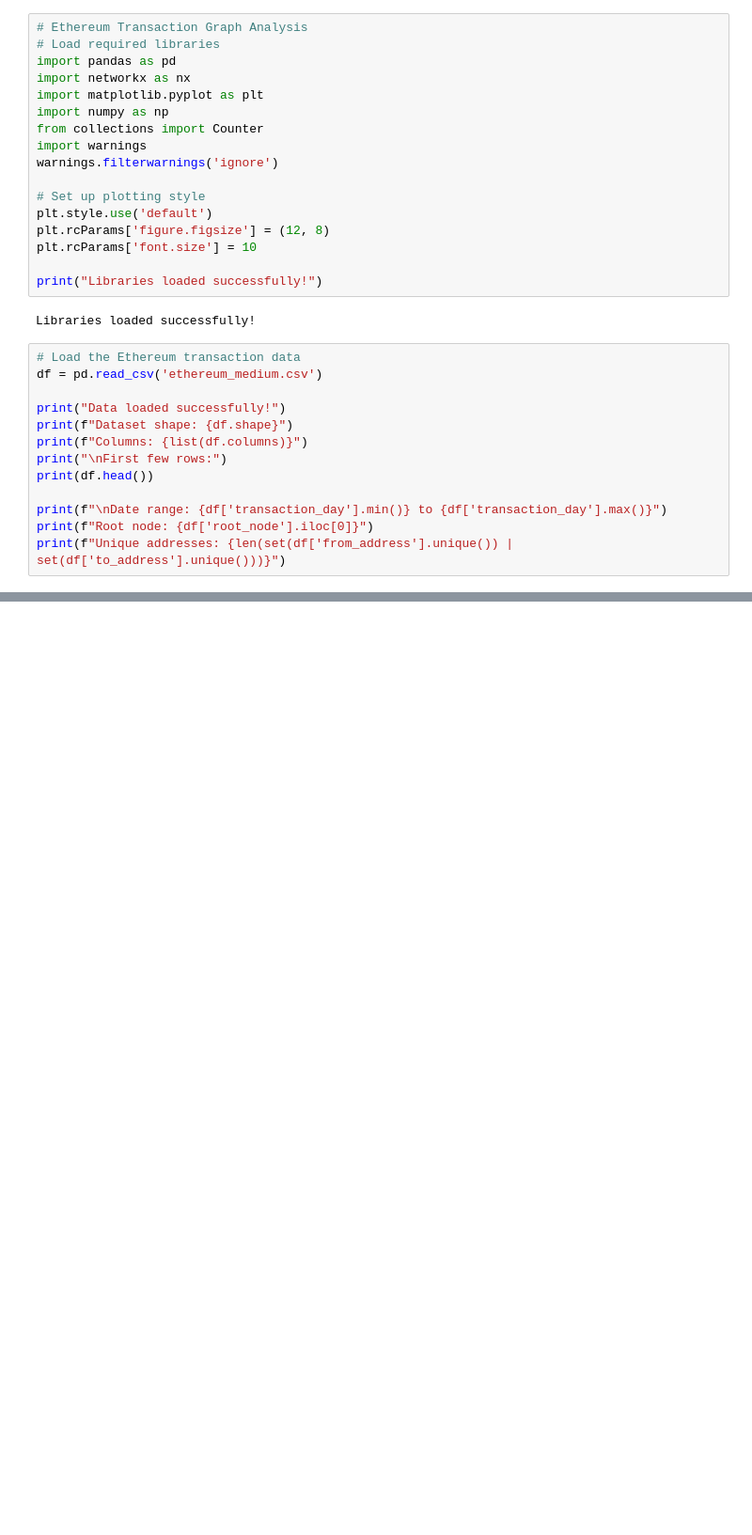
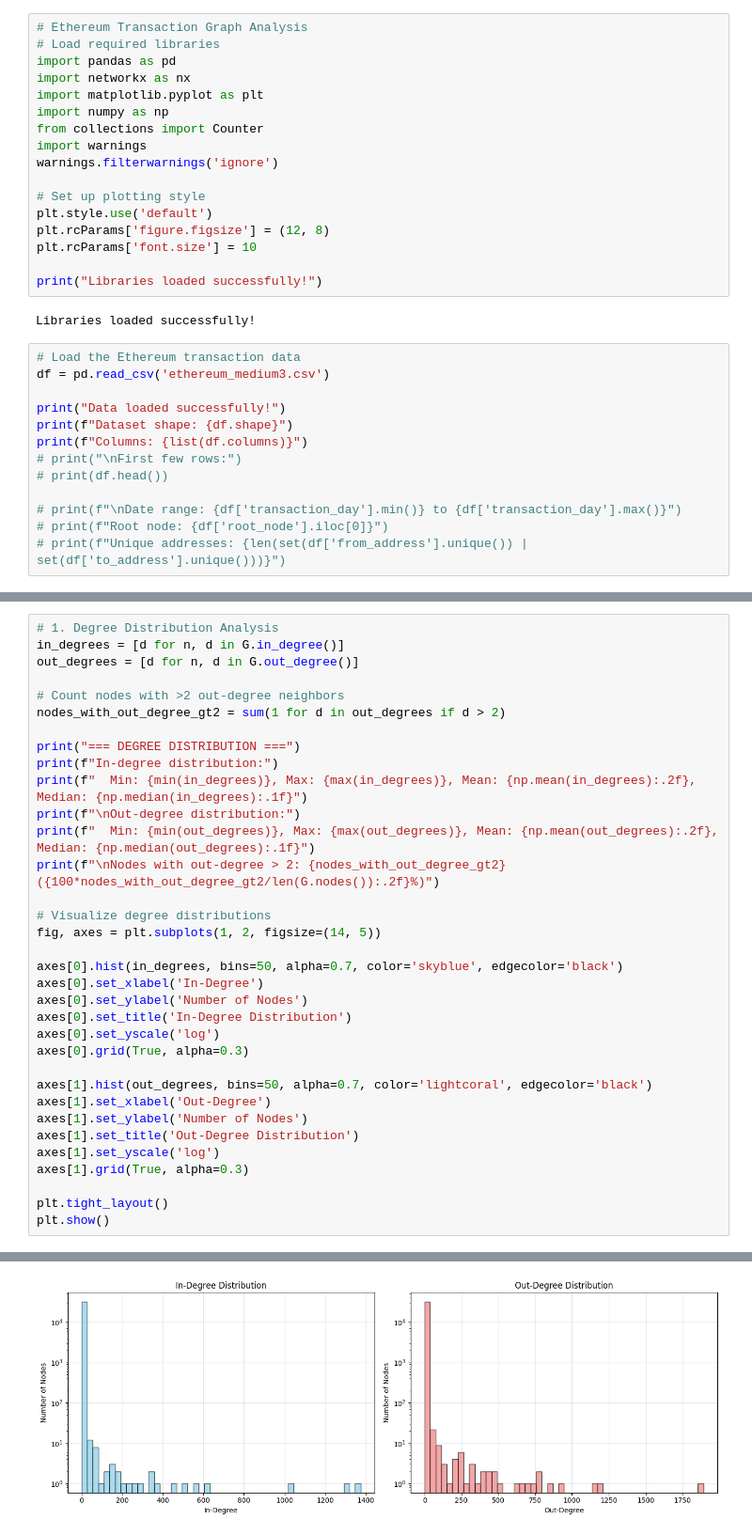
Before and after one commit to devin-gupta/cs224w-graph-transformers, a Jupyter notebook: analysis/ethereum_exploration.ipynb, the cells around one changed output, grey strips where cells are left out. Shown at 94% size. Saved outputs shown, nothing was run; the diff lists cells and outputs as text; blank space fills up the shorter version.

```diff
--- a/analysis/ethereum_exploration.ipynb
+++ b/analysis/ethereum_exploration.ipynb
@@ -19,16 +19,16 @@ print("Libraries loaded successfully!")
 Libraries loaded successfully!
 # %%
 # Load the Ethereum transaction data
-df = pd.read_csv('ethereum_medium.csv')
+df = pd.read_csv('ethereum_medium3.csv')
 
 print("Data loaded successfully!")
 print(f"Dataset shape: {df.shape}")
 print(f"Columns: {list(df.columns)}")
-print("\nFirst few rows:")
-print(df.head())
+# print("\nFirst few rows:")
+# print(df.head())
 
-print(f"\nDate range: {df['transaction_day'].min()} to {df['transaction_day'].max()}")
-print(f"Root node: {df['root_node'].iloc[0]}")
-print(f"Unique addresses: {len(set(df['from_address'].unique()) | set(df['to_address'].unique()))}")
+# print(f"\nDate range: {df['transaction_day'].min()} to {df['transaction_day'].max()}")
+# print(f"Root node: {df['root_node'].iloc[0]}")
+# print(f"Unique addresses: {len(set(df['from_address'].unique()) | set(df['to_address'].unique()))}")
 # %% [output]
 Data loaded successfully!
@@ -1036,0 +75,35 @@ Most active day for edges: Day 30
+# %%
+# 1. Degree Distribution Analysis
+in_degrees = [d for n, d in G.in_degree()]
+out_degrees = [d for n, d in G.out_degree()]
+
+# Count nodes with >2 out-degree neighbors
+nodes_with_out_degree_gt2 = sum(1 for d in out_degrees if d > 2)
+
+print("=== DEGREE DISTRIBUTION ===")
+print(f"In-degree distribution:")
+print(f"  Min: {min(in_degrees)}, Max: {max(in_degrees)}, Mean: {np.mean(in_degrees):.2f}, Median: {np.median(in_degrees):.1f}")
+print(f"\nOut-degree distribution:")
+print(f"  Min: {min(out_degrees)}, Max: {max(out_degrees)}, Mean: {np.mean(out_degrees):.2f}, Median: {np.median(out_degrees):.1f}")
+print(f"\nNodes with out-degree > 2: {nodes_with_out_degree_gt2} ({100*nodes_with_out_degree_gt2/len(G.nodes()):.2f}%)")
+
+# Visualize degree distributions
+fig, axes = plt.subplots(1, 2, figsize=(14, 5))
+
+axes[0].hist(in_degrees, bins=50, alpha=0.7, color='skyblue', edgecolor='black')
+axes[0].set_xlabel('In-Degree')
+axes[0].set_ylabel('Number of Nodes')
+axes[0].set_title('In-Degree Distribution')
+axes[0].set_yscale('log')
+axes[0].grid(True, alpha=0.3)
+
+axes[1].hist(out_degrees, bins=50, alpha=0.7, color='lightcoral', edgecolor='black')
+axes[1].set_xlabel('Out-Degree')
+axes[1].set_ylabel('Number of Nodes')
+axes[1].set_title('Out-Degree Distribution')
+axes[1].set_yscale('log')
+axes[1].grid(True, alpha=0.3)
+
+plt.tight_layout()
+plt.show()
+# %% [output]
@@ -1036,0 +118 @@ Most active day for edges: Day 30
+[figure, added]
```
Also changed, not shown: parts of 21 cells of this notebook, 2 other files.
